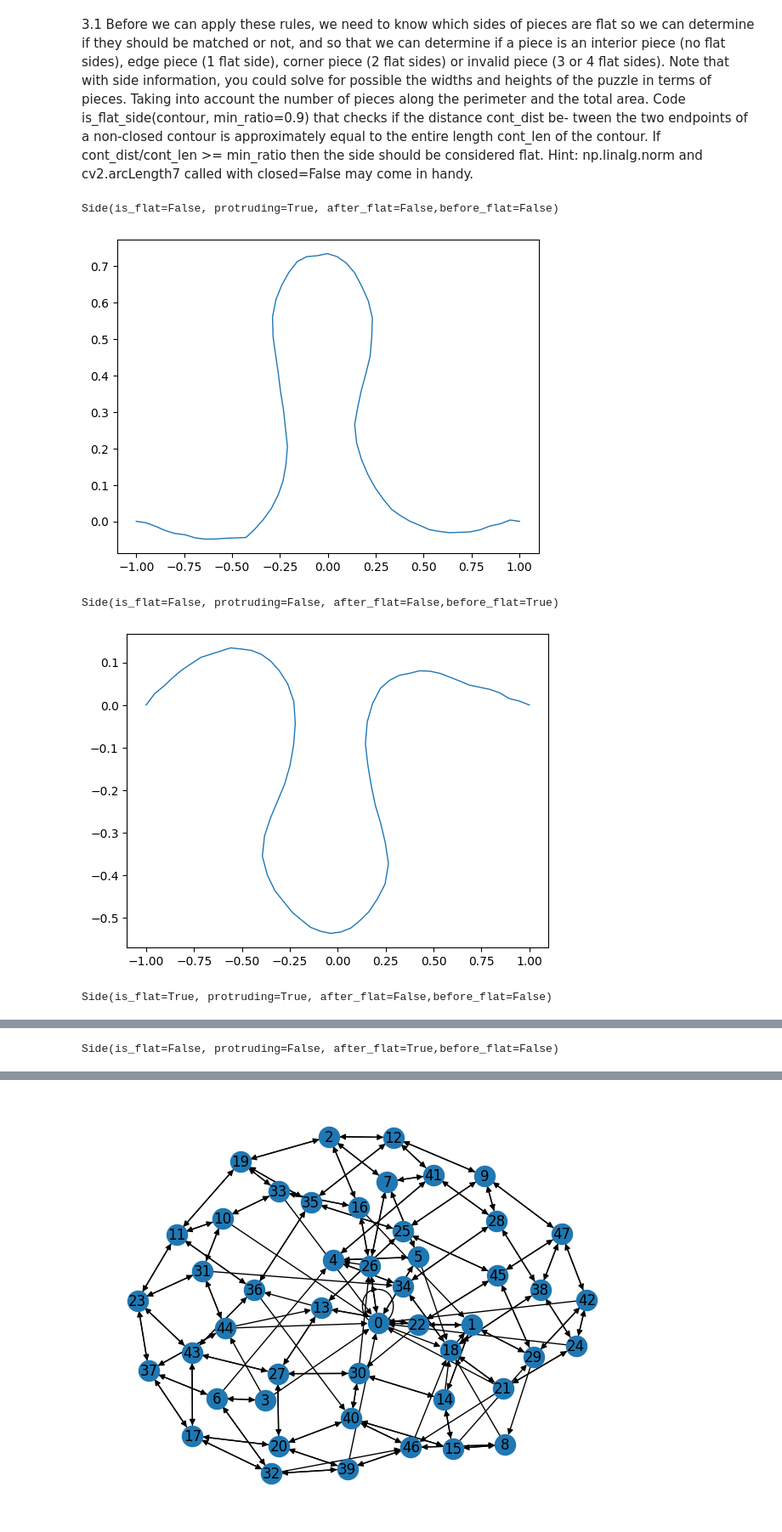
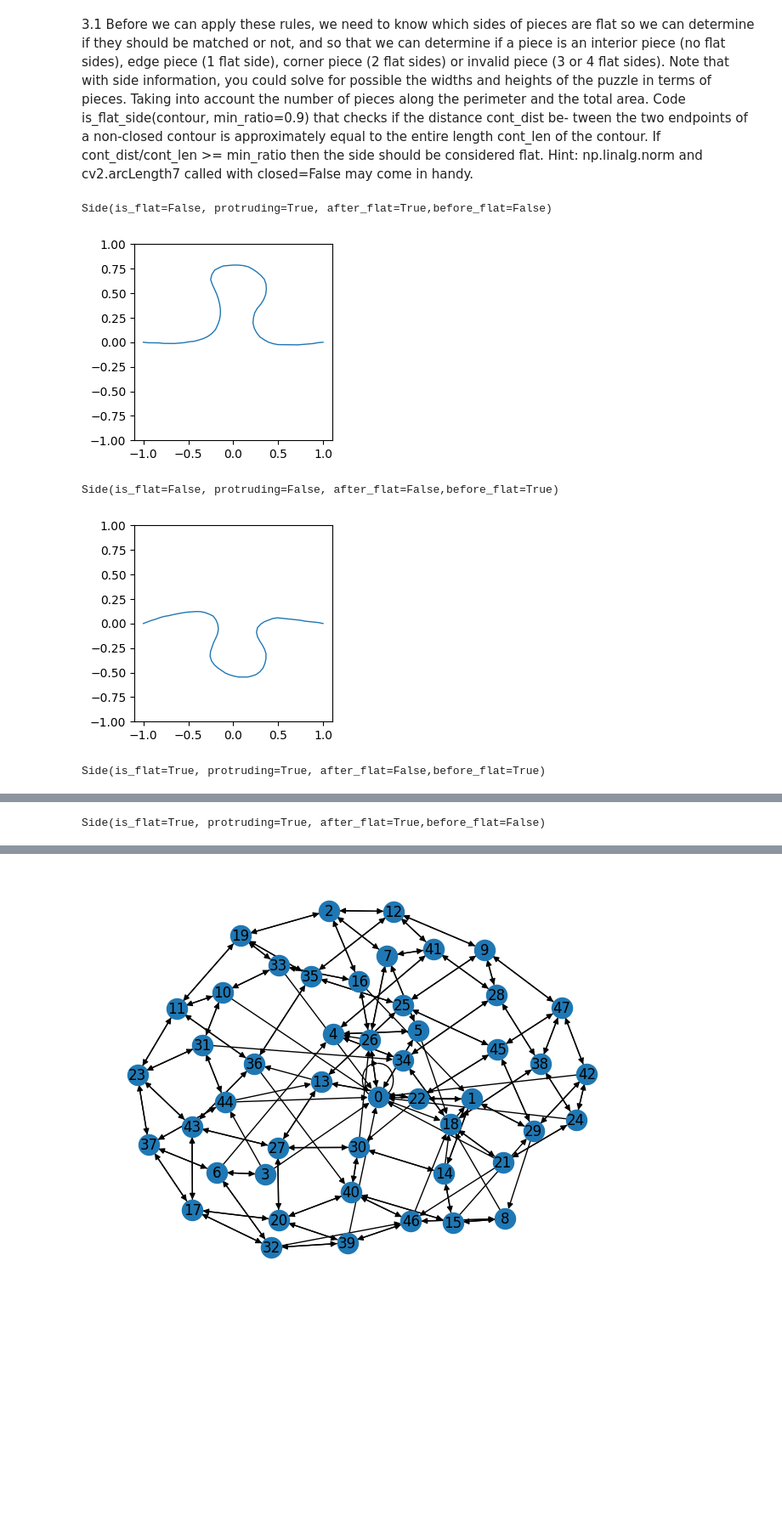
Before and after one commit to Oriinga/ComputerVisionLab, a Jupyter notebook: Lab4/lab4.ipynb, the cells around one changed output, grey strips where cells are left out. Shown at 85% size. Drawn from its saved outputs; the diff is of its cells as text; code cells hidden in the pictures; blank space fills up the shorter version.

```diff
--- a/Lab4/lab4.ipynb
+++ b/Lab4/lab4.ipynb
@@ -363,36 +363,39 @@ class Side :
     """
     def __init__(self,piece,contour):
         self.piece = piece
         self.contour = contour
         self.rotated_side = self.rotate_side(self.contour)
         self.is_flat = is_flat_side(self.contour)
         self.protruding = self.determine_protruding(self.contour,-0.25)
         self.after_flat = False
         self.before_flat = False
         pass
 
     def plot_side(self):
+        plt.figure(figsize=(3,3))
         plt.plot(self.contour[:, 0], self.contour[:, 1], linestyle='-', linewidth=1, marker=None)
+        plt.ylim(-1, 1)
         plt.show()
 
     def determine_protruding(self,contour,threshold):
         if(np.min(contour[:,1])<threshold):
             return False
         else:
             return True
     def rotate_side(self,contour):
         reversed_side = (contour * -1)[::-1]
         return reversed_side
 
     def __str__(self):
         return f"Side(is_flat={self.is_flat}, protruding={self.protruding}, after_flat={self.after_flat},before_flat={self.before_flat})"
 
-piece = Piece(msks[1],corner_ratios[1])
+piece = Piece(msks[0],corner_ratios[0])
 for x in range(len(piece.sides_objects)):
     print(piece.sides_objects[x])
+    piece.sides_objects[x].plot_side()
 # %% [output]
-Side(is_flat=False, protruding=True, after_flat=False,before_flat=False)
+Side(is_flat=False, protruding=True, after_flat=True,before_flat=False)
-[figure, old version]
+[figure, new version]
 Side(is_flat=False, protruding=False, after_flat=False,before_flat=True)
-[figure, old version]
+[figure, new version]
-Side(is_flat=True, protruding=True, after_flat=False,before_flat=False)
+Side(is_flat=True, protruding=True, after_flat=False,before_flat=True)
@@ -400 +403 @@ Side(is_flat=True, protruding=True, after_flat=False,before_flat=False)
-Side(is_flat=False, protruding=False, after_flat=True,before_flat=False)
+Side(is_flat=True, protruding=True, after_flat=True,before_flat=False)
```
Also changed, not shown: parts of 1 cell of this notebook.
